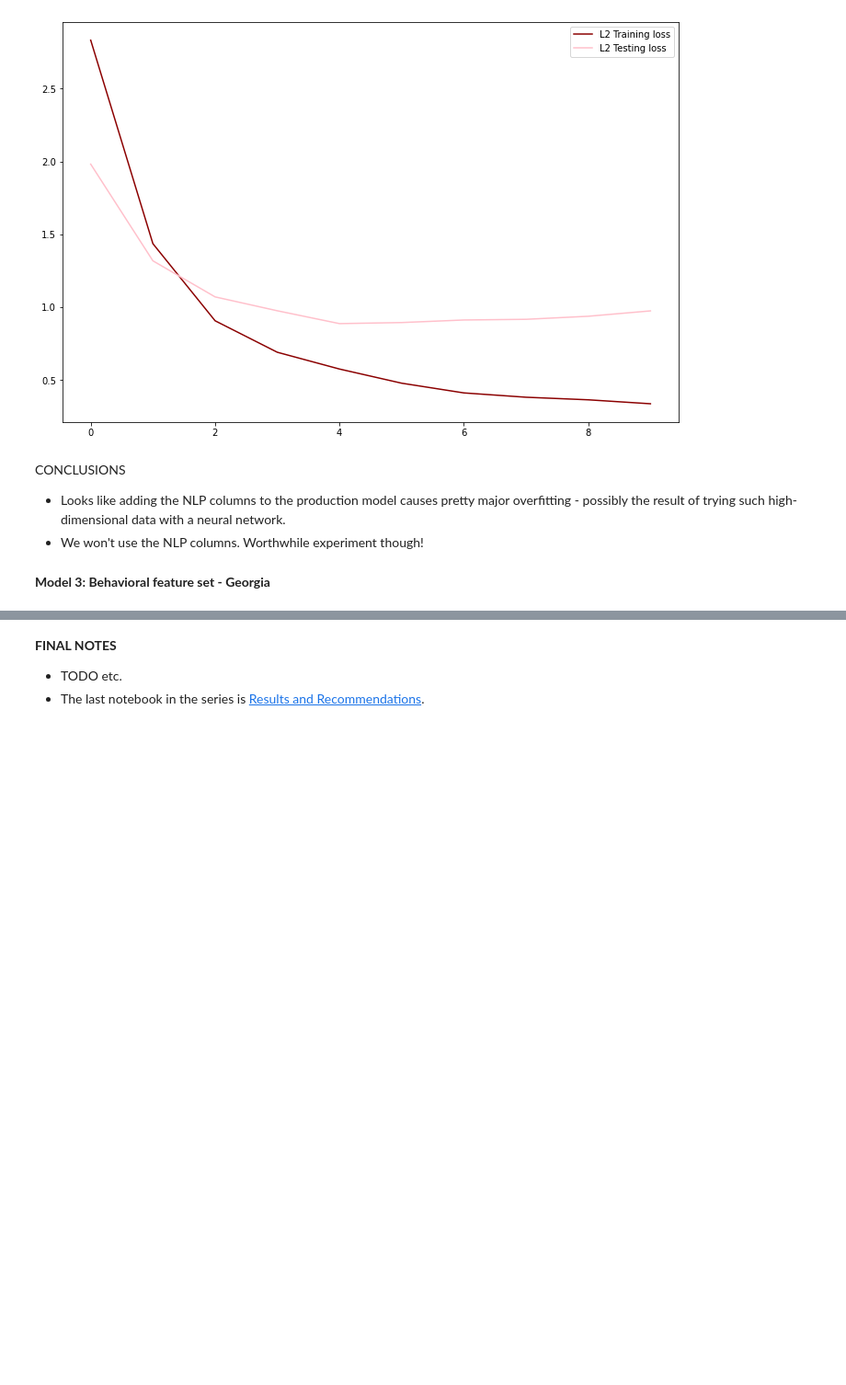
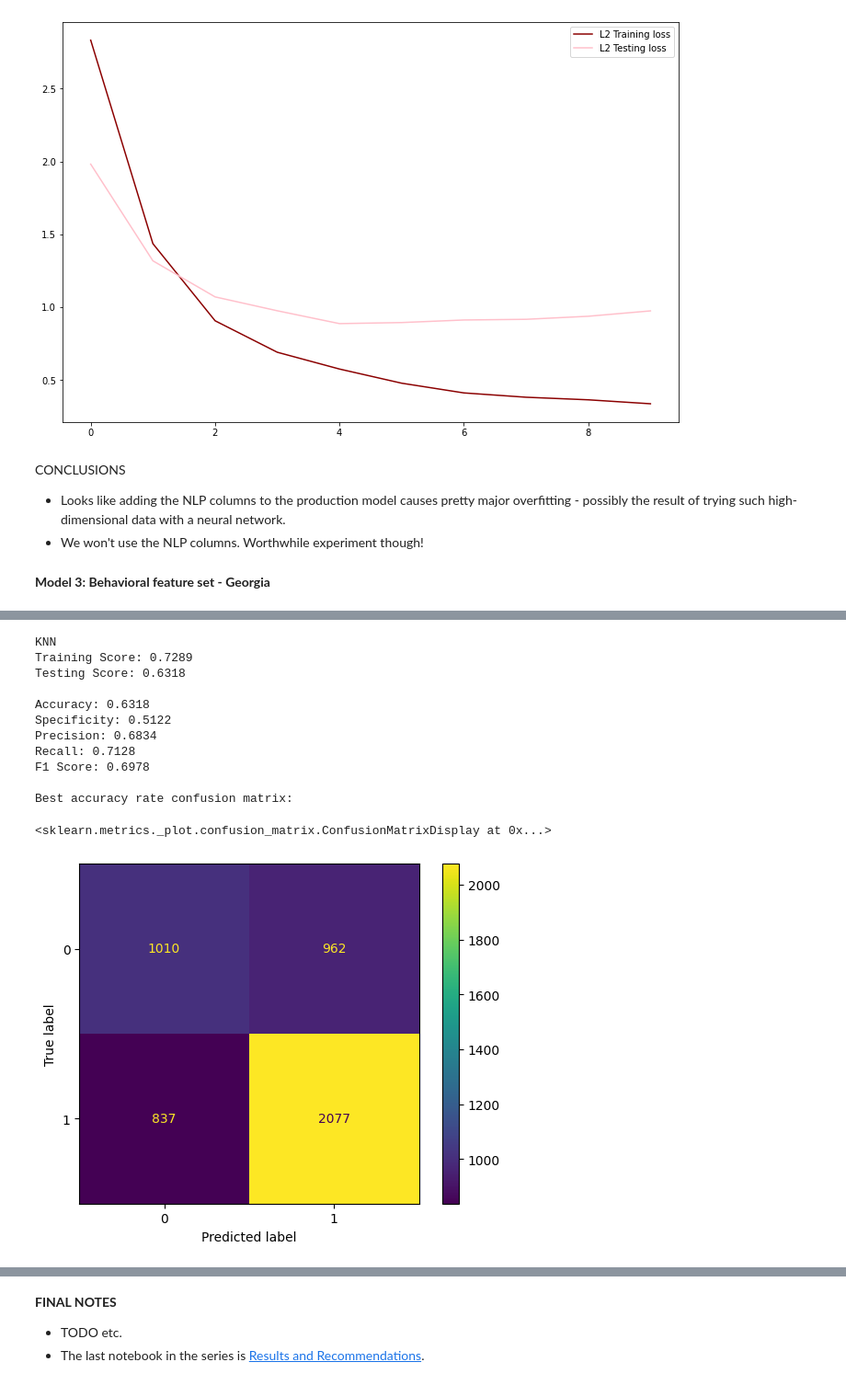
Before and after one commit to ga-dsi-822-group4/recidivism, a Jupyter notebook: notebooks/03a_experiments.ipynb, the cells around one changed output, grey strips where cells are left out. Shown at 92% size. Drawn from its saved outputs; the diff is of its cells as text; code cells hidden in the pictures; blank space fills up the shorter version.

```diff
--- a/notebooks/03a_experiments.ipynb
+++ b/notebooks/03a_experiments.ipynb
@@ -180,0 +312,21 @@ CONCLUSIONS
+# %%
+knn = Pipeline([
+    ('ss', StandardScaler()),
+    ('knn', KNeighborsClassifier())
+])
+
+model_expers(knn, 'KNN')
+# %% [output]
+KNN
+Training Score: 0.7289
+Testing Score: 0.6318
+
+Accuracy: 0.6318
+Specificity: 0.5122
+Precision: 0.6834
+Recall: 0.7128
+F1 Score: 0.6978
+
+Best accuracy rate confusion matrix:
+<sklearn.metrics._plot.confusion_matrix.ConfusionMatrixDisplay at 0x...>
+[figure, added]
```
Also changed, not shown: parts of 17 cells of this notebook, 9 other files.
